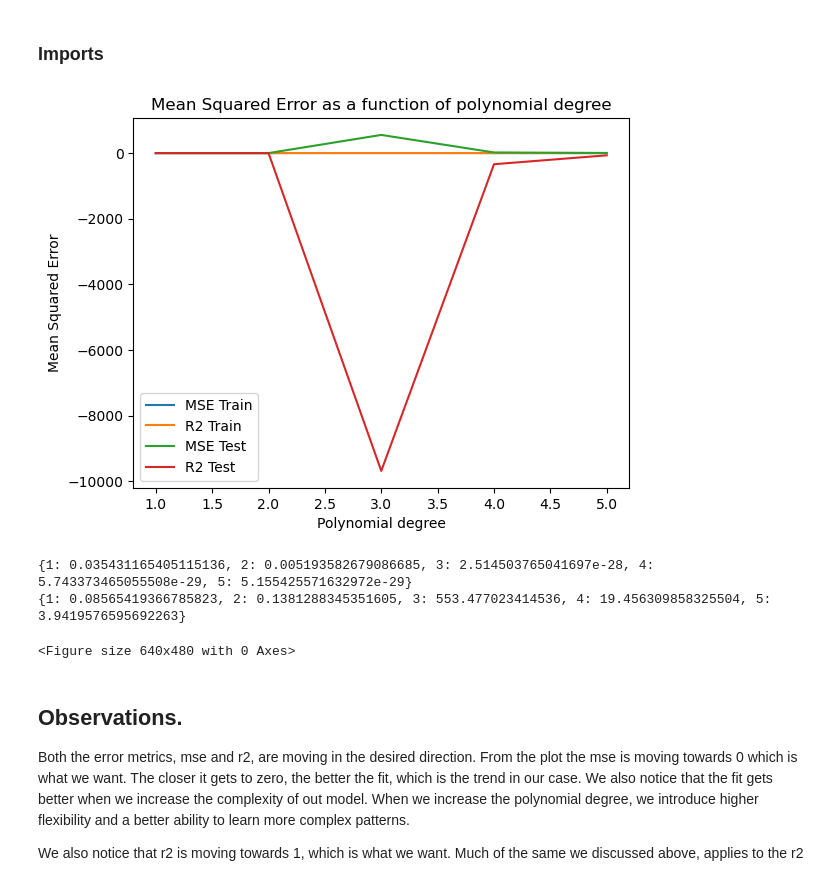
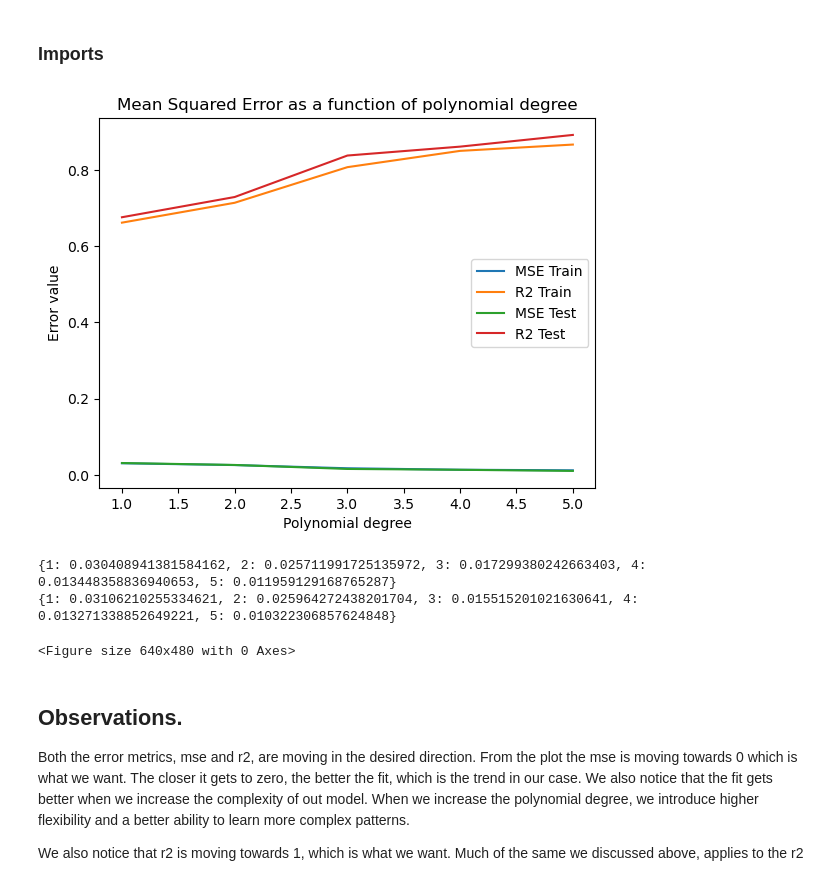
Before and after one commit to martin-og-ingar/FYS-STK4155-Project1, a Jupyter notebook: src/partA.ipynb, the cells around one changed output. Saved outputs shown, nothing was run; the diff lists cells and outputs as text; code cells hidden in the pictures.

```diff
--- a/src/partA.ipynb
+++ b/src/partA.ipynb
@@ -26,7 +26,7 @@ from script import FrankeFunction
 # %%
 # Generate the data
 np.random.seed(42)
-n = 10
+n = 1000
 x = np.random.uniform(0, 1, n)
 y = np.random.uniform(0, 1, n)
 noise = 0.1*np.random.normal(0, 1, n)
@@ -77,37 +77,37 @@ r2_train_results = {}
 r2_test_results = {}
 beta_values = []
 
 for degree in range(1,6):
   mse_train, mse_test, r2_train, r2_test, beta = poly_regression_and_mse(degree, x_train, z_train, x_test, z_test)
   mse_train_results[degree] = mse_train
   r2_train_results[degree] = r2_train
   mse_test_results[degree] = mse_test
   r2_test_results[degree] = r2_test
   beta_values.append(beta)
 
 plt.figure()
 
 plt.plot(list(mse_train_results.keys()), list(mse_train_results.values()), label="MSE Train")
 plt.plot(list(r2_train_results.keys()), list(r2_train_results.values()), label="R2 Train")
 
 
 plt.plot(list(mse_test_results.keys()), list(mse_test_results.values()), label="MSE Test")
 plt.plot(list(r2_test_results.keys()), list(r2_test_results.values()), label="R2 Test")
 
 plt.xlabel('Polynomial degree')
-plt.ylabel('Mean Squared Error')
+plt.ylabel('Error value')
 plt.title('Mean Squared Error as a function of polynomial degree')
 plt.legend()
 plt.show()
 plt.figure()
 
 
 print(mse_train_results)
 print(mse_test_results)
 # %% [output]
-[figure, old version]
+[figure, new version]
-{1: 0.035431165405115136, 2: 0.005193582679086685, 3: 2.514503765041697e-28, 4: 5.743373465055508e-29, 5: 5.155425571632972e-29}
-{1: 0.08565419366785823, 2: 0.1381288345351605, 3: 553.477023414536, 4: 19.456309858325504, 5: 3.9419576595692263}
+{1: 0.030408941381584162, 2: 0.025711991725135972, 3: 0.017299380242663403, 4: 0.013448358836940653, 5: 0.011959129168765287}
+{1: 0.03106210255334621, 2: 0.025964272438201704, 3: 0.015515201021630641, 4: 0.013271338852649221, 5: 0.010322306857624848}
 <Figure size 640x480 with 0 Axes>
 # %% [markdown]
 ## Observations.
```
